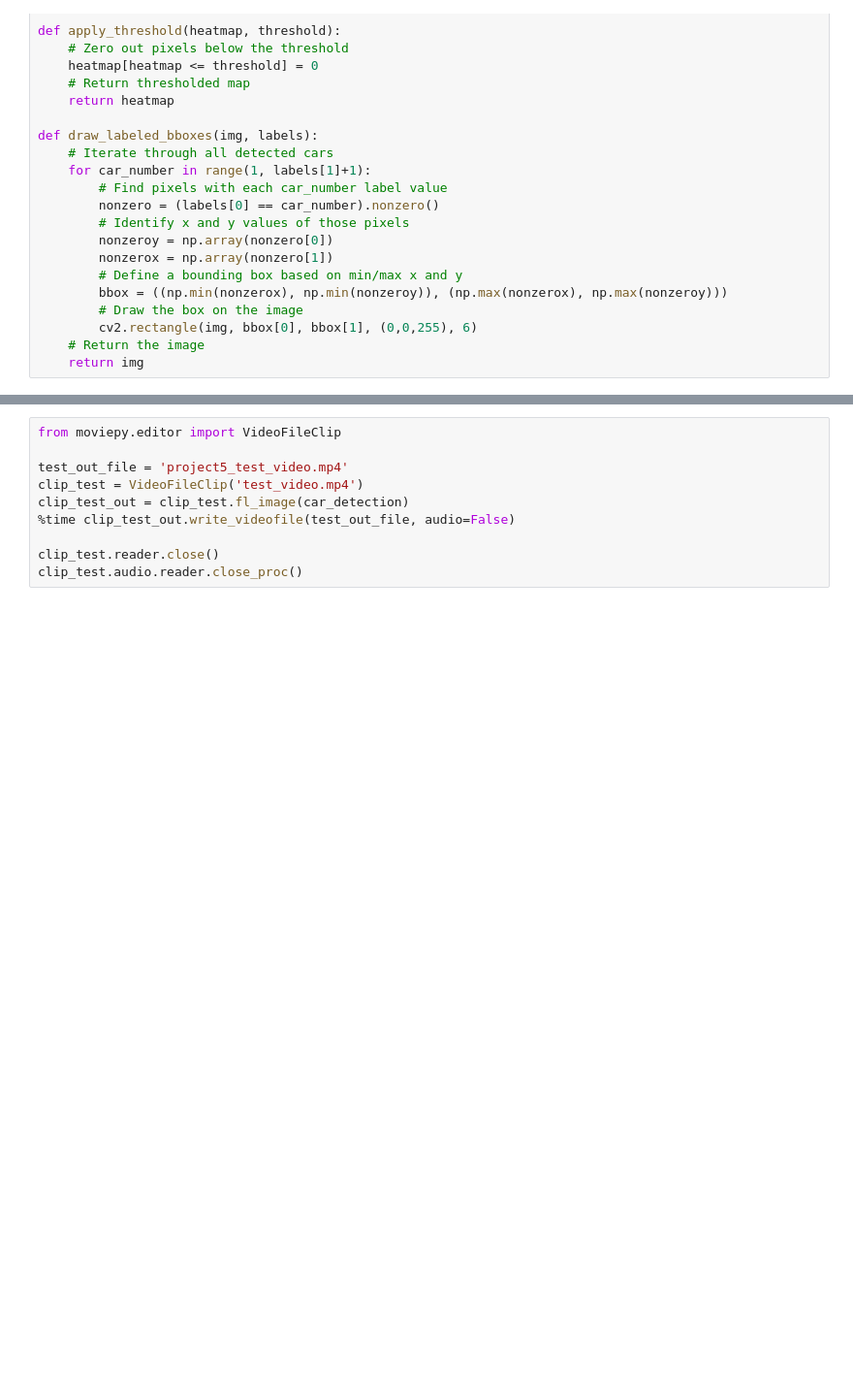
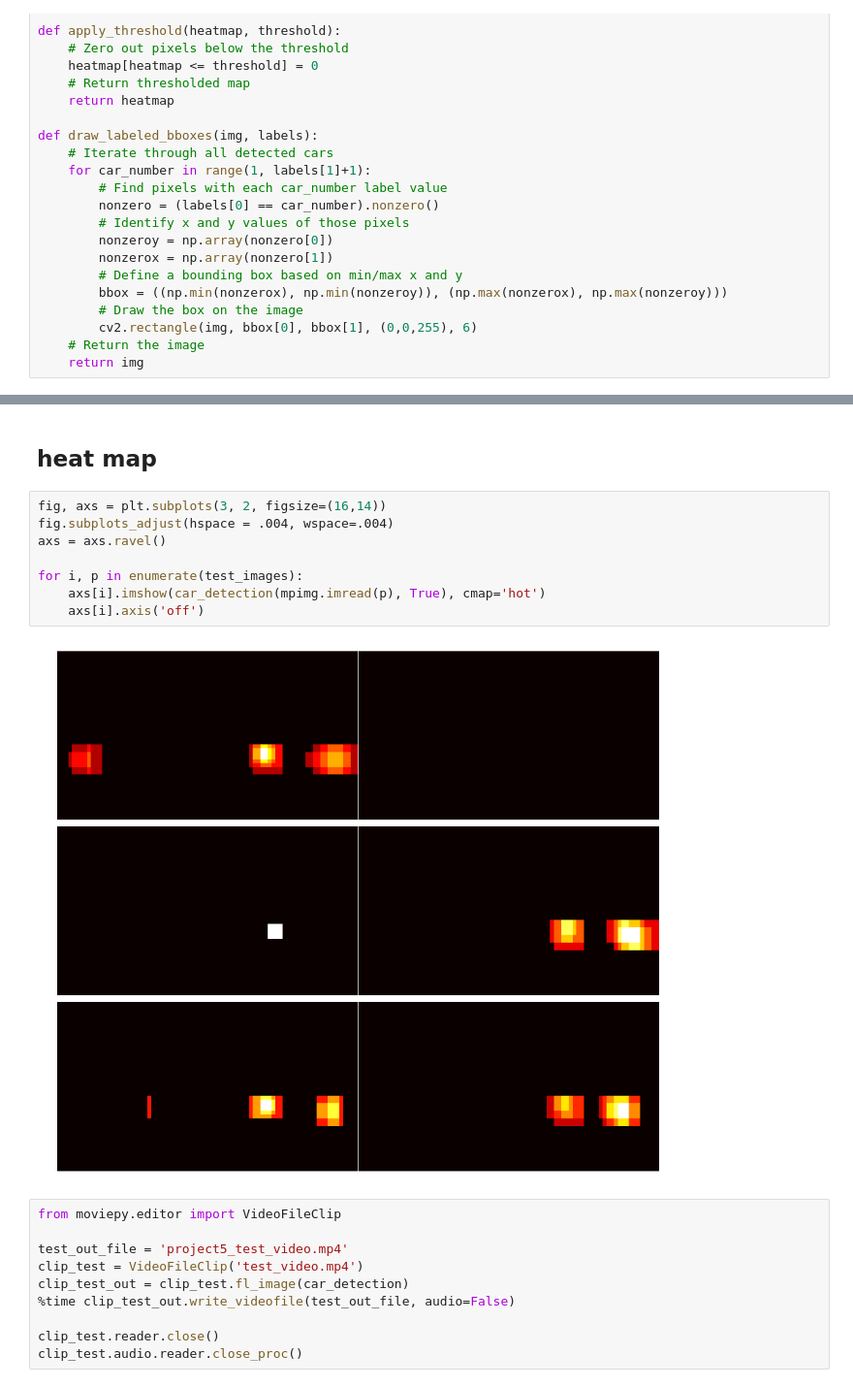
Before and after one commit to nonlining/CarND, a Jupyter notebook: CarND-Vehicle-Detection/Project5.ipynb, the cells around one changed output, grey strips where cells are left out. Shown at 97% size. Saved outputs shown, nothing was run; the diff lists cells and outputs as text; blank space fills up the shorter version.

```diff
--- a/CarND-Vehicle-Detection/Project5.ipynb
+++ b/CarND-Vehicle-Detection/Project5.ipynb
@@ -541,3 +548,15 @@ for i, p in enumerate(test_images):
+# %% [markdown]
+## heat map
+# %%
+fig, axs = plt.subplots(3, 2, figsize=(16,14))
+fig.subplots_adjust(hspace = .004, wspace=.004)
+axs = axs.ravel()
+
+for i, p in enumerate(test_images):
+    axs[i].imshow(car_detection(mpimg.imread(p), True), cmap='hot')
+    axs[i].axis('off')
+# %% [output]
+[figure, added]
 # %%
 from moviepy.editor import VideoFileClip
 
```
Also changed, not shown: parts of 13 cells of this notebook.
